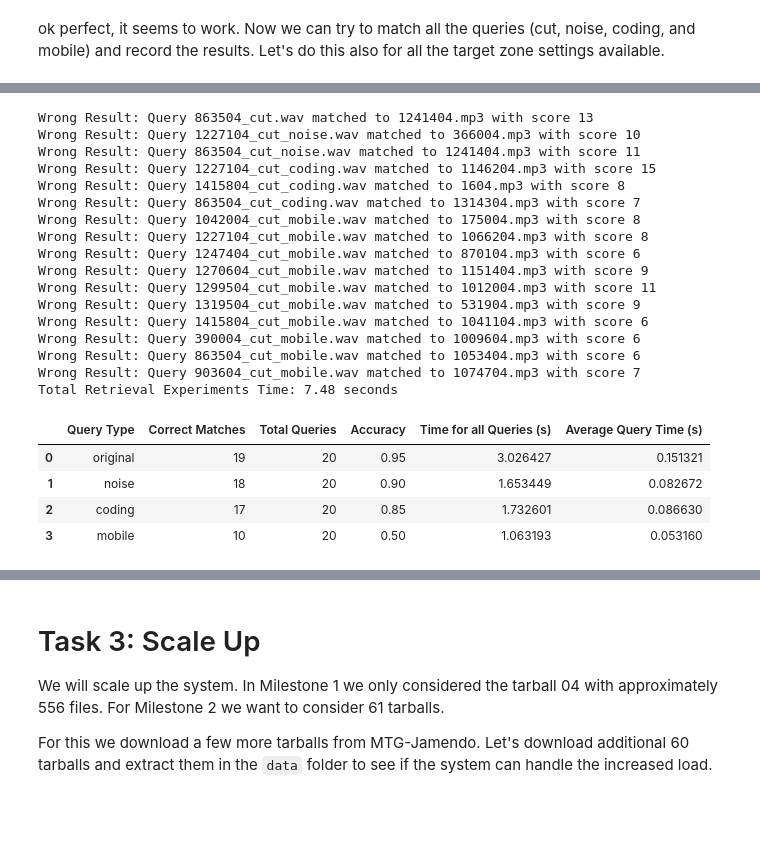
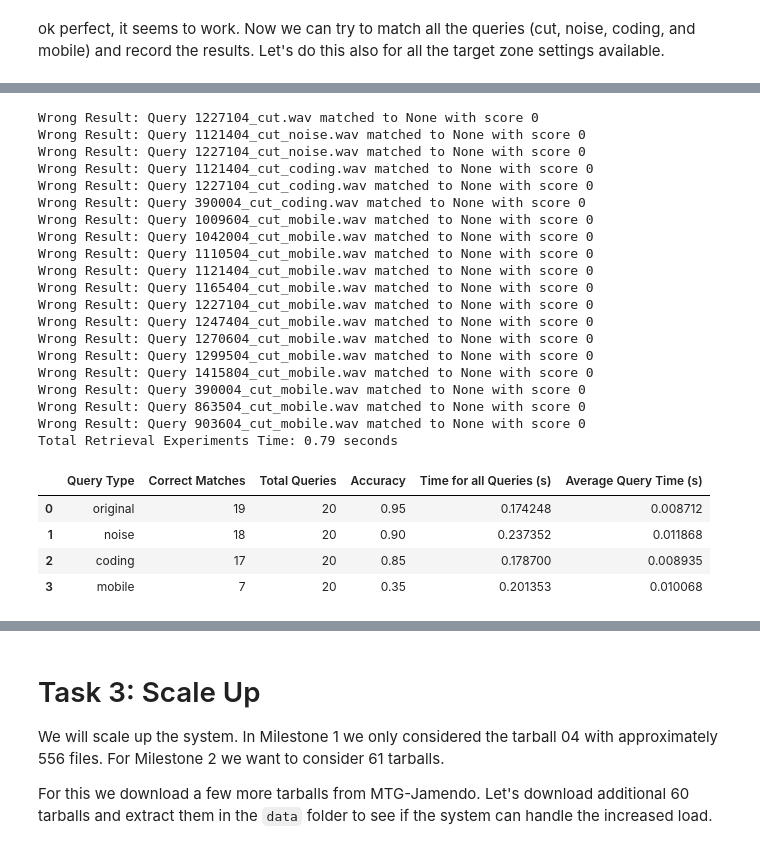
Before and after one commit to Lutu-gl/AudioID-Retrieval, a Jupyter notebook: notebooks/04_audio_retrieval_MS2.ipynb, the cells around one changed output, grey strips where cells are left out. Saved outputs shown, nothing was run; the diff lists cells and outputs as text; code cells hidden in the pictures; blank space fills up the shorter version.

```diff
--- a/notebooks/04_audio_retrieval_MS2.ipynb
+++ b/notebooks/04_audio_retrieval_MS2.ipynb
@@ -562,20 +551,6 @@ Let's do this also for all the target zone settings available.
 from pandas import DataFrame
 
 def compute_all_hashes_for_queries(query_constellation_maps, target_zones):
-    """
-    Compute hashes for all queries across all target zones.
-
-    Parameters:
-    - query_constellation_maps (dict): Dictionary of query constellation maps by type.
-                                        Example: {"original": {...}, "noise": {...}, ...}
-    - target_zones (list): List of target zone configurations.
-                           Example: [(5, 10), (10, 5), (10, 10), (5, 5)]
-    - exclusion_zone (int): Minimum time frames to skip after the anchor point.
-
-    Returns:
-    - all_hashes (dict): Nested dictionary containing hashes for each query and target zone.
-                         Example: {target_zone: {"original": {query_name: hashes, ...}, ...}, ...}
-    """
     all_hashes = {}
     for target_zone in target_zones:
         target_zone_hashes = {}
@@ -590,7 +565,7 @@ def compute_all_hashes_for_queries(query_constellation_maps, target_zones):
     return all_hashes
 
 
-def perform_retrieval_experiments(all_query_hashes, db_hash_index, threshold=5, max_workers=4):
+def perform_retrieval_experiments(all_query_hashes, db_hash_index, threshold=0, max_workers=4):
     """
     Perform retrieval experiments for a specific target zone.
 
@@ -623,9 +598,7 @@ def perform_retrieval_experiments(all_query_hashes, db_hash_index, threshold=5,
             query_time = time.perf_counter() - query_start_time
 
             # Check if the match is correct
-
-            if result["track_id"]:
-                is_correct = result["track_id"].split('.')[0] == query_name.split('_')[0]
+            is_correct = result["track_id"].split('.')[0] == query_name.split('_')[0] if result["track_id"] else False
 
             if is_correct:
                 correct_matches += 1
@@ -719,34 +696,37 @@ Total Retrieval Experiments Time: 2.76 seconds
 # %%
 results_tz1 = perform_retrieval_experiments(
     all_query_hashes=all_query_hashes[target_zones[1]['id']],
     db_hash_index=db_hash_index_tz1,
-    threshold=5
+    threshold=0
 )
 summary_table_tz1 = save_results_to_table(results_tz1)
 display(summary_table_tz1)
 # %% [output]
-Wrong Result: Query 863504_cut.wav matched to 1241404.mp3 with score 13
-Wrong Result: Query 1227104_cut_noise.wav matched to 366004.mp3 with score 10
-Wrong Result: Query 863504_cut_noise.wav matched to 1241404.mp3 with score 11
-Wrong Result: Query 1227104_cut_coding.wav matched to 1146204.mp3 with score 15
-Wrong Result: Query 1415804_cut_coding.wav matched to 1604.mp3 with score 8
-Wrong Result: Query 863504_cut_coding.wav matched to 1314304.mp3 with score 7
-Wrong Result: Query 1042004_cut_mobile.wav matched to 175004.mp3 with score 8
-Wrong Result: Query 1227104_cut_mobile.wav matched to 1066204.mp3 with score 8
-Wrong Result: Query 1247404_cut_mobile.wav matched to 870104.mp3 with score 6
-Wrong Result: Query 1270604_cut_mobile.wav matched to 1151404.mp3 with score 9
-Wrong Result: Query 1299504_cut_mobile.wav matched to 1012004.mp3 with score 11
-Wrong Result: Query 1319504_cut_mobile.wav matched to 531904.mp3 with score 9
-Wrong Result: Query 1415804_cut_mobile.wav matched to 1041104.mp3 with score 6
-Wrong Result: Query 390004_cut_mobile.wav matched to 1009604.mp3 with score 6
-Wrong Result: Query 863504_cut_mobile.wav matched to 1053404.mp3 with score 6
-Wrong Result: Query 903604_cut_mobile.wav matched to 1074704.mp3 with score 7
-Total Retrieval Experiments Time: 7.48 seconds
+Wrong Result: Query 1227104_cut.wav matched to None with score 0
+Wrong Result: Query 1121404_cut_noise.wav matched to None with score 0
+Wrong Result: Query 1227104_cut_noise.wav matched to None with score 0
+Wrong Result: Query 1121404_cut_coding.wav matched to None with score 0
+Wrong Result: Query 1227104_cut_coding.wav matched to None with score 0
+Wrong Result: Query 390004_cut_coding.wav matched to None with score 0
+Wrong Result: Query 1009604_cut_mobile.wav matched to None with score 0
+Wrong Result: Query 1042004_cut_mobile.wav matched to None with score 0
+Wrong Result: Query 1110504_cut_mobile.wav matched to None with score 0
+Wrong Result: Query 1121404_cut_mobile.wav matched to None with score 0
+Wrong Result: Query 1165404_cut_mobile.wav matched to None with score 0
+Wrong Result: Query 1227104_cut_mobile.wav matched to None with score 0
+Wrong Result: Query 1247404_cut_mobile.wav matched to None with score 0
+Wrong Result: Query 1270604_cut_mobile.wav matched to None with score 0
+Wrong Result: Query 1299504_cut_mobile.wav matched to None with score 0
+Wrong Result: Query 1415804_cut_mobile.wav matched to None with score 0
+Wrong Result: Query 390004_cut_mobile.wav matched to None with score 0
+Wrong Result: Query 863504_cut_mobile.wav matched to None with score 0
+Wrong Result: Query 903604_cut_mobile.wav matched to None with score 0
+Total Retrieval Experiments Time: 0.79 seconds
 |  | Query Type | Correct Matches | Total Queries | Accuracy | Time for all Queries (s) | Average Query Time (s) |
-| 0 | original | 19 | 20 | 0.95 | 3.026427 | 0.151321 |
-| 1 | noise | 18 | 20 | 0.90 | 1.653449 | 0.082672 |
-| 2 | coding | 17 | 20 | 0.85 | 1.732601 | 0.086630 |
-| 3 | mobile | 10 | 20 | 0.50 | 1.063193 | 0.053160 |
+| 0 | original | 19 | 20 | 0.95 | 0.174248 | 0.008712 |
+| 1 | noise | 18 | 20 | 0.90 | 0.237352 | 0.011868 |
+| 2 | coding | 17 | 20 | 0.85 | 0.178700 | 0.008935 |
+| 3 | mobile | 7 | 20 | 0.35 | 0.201353 | 0.010068 |
 # %%
 results_tz2 = perform_retrieval_experiments(
     all_query_hashes=all_query_hashes[target_zones[2]['id']],
```
Also changed, not shown: parts of 8 cells of this notebook.
